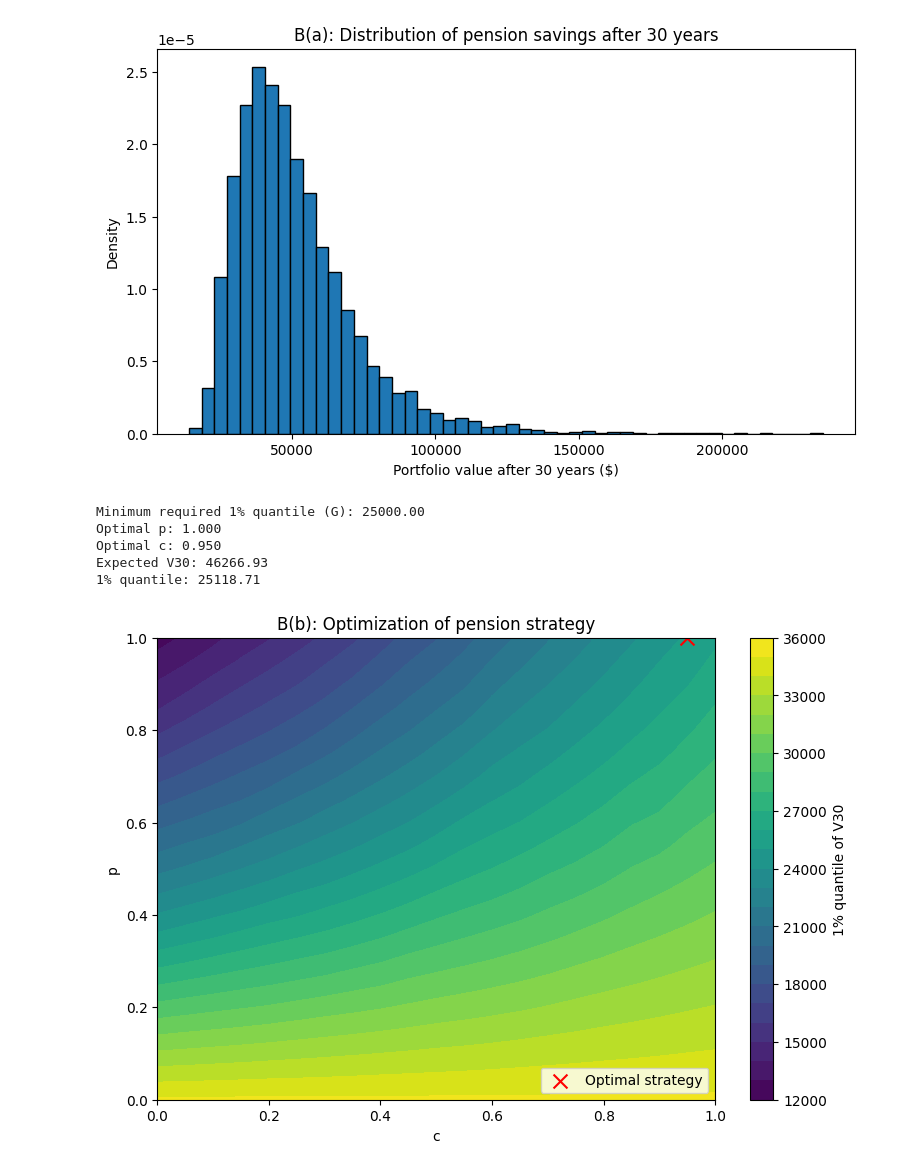
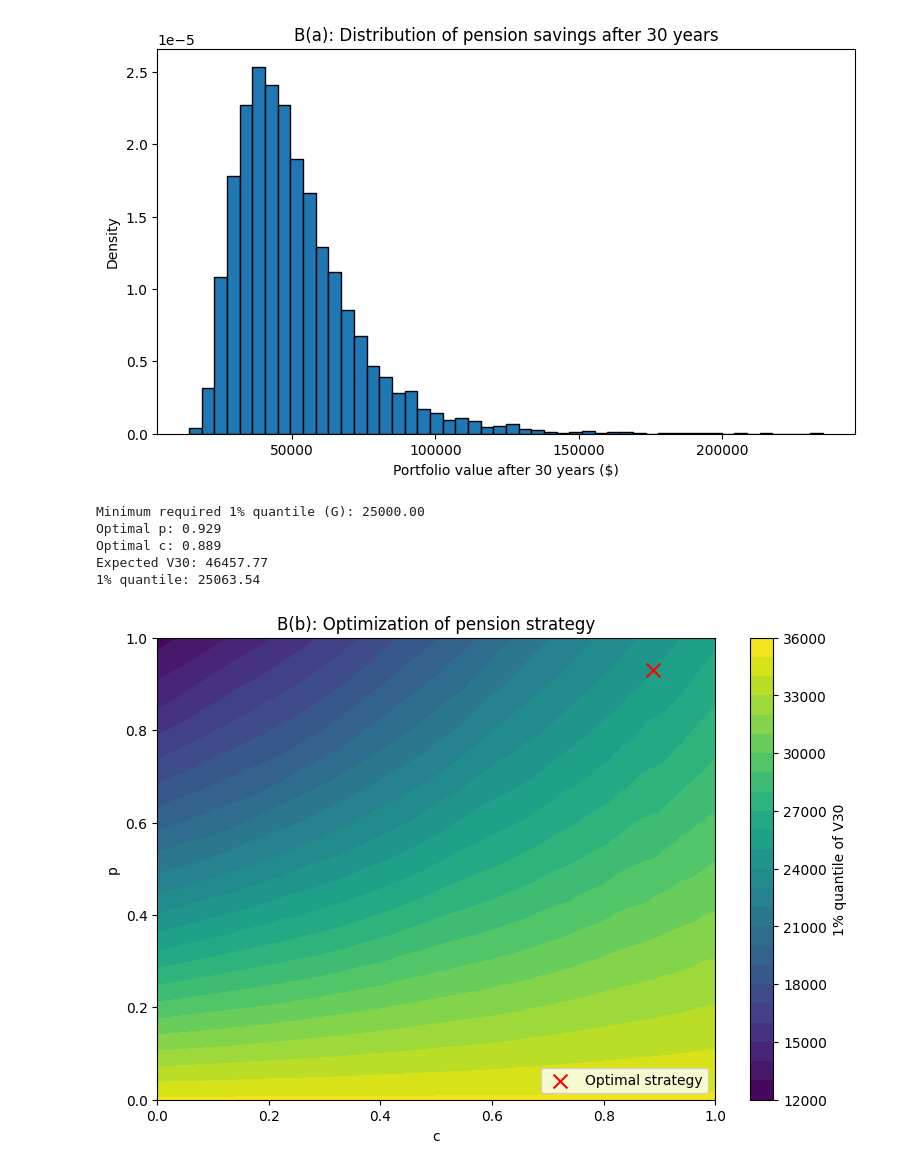
Before and after one commit to tom-fritzdorf/Risk-managment, a Jupyter notebook: projekt1_Noah.ipynb, the cells around one changed output. Drawn from its saved outputs; the diff is of its cells as text; code cells hidden in the pictures.

```diff
--- a/projekt1_Noah.ipynb
+++ b/projekt1_Noah.ipynb
@@ -458,8 +458,8 @@ np.random.seed(37)
 Z = np.random.standard_normal((n, T))
 
 # Candidate values for p and c
-p_values = np.linspace(0, 1, 21)
-c_values = np.linspace(0, 1, 21)
+p_values = np.linspace(0, 1, 100)
+c_values = np.linspace(0, 1, 100)
 
 mean_values = np.zeros((len(p_values), len(c_values)))
 quantile_values = np.zeros((len(p_values), len(c_values)))
@@ -507,38 +507,38 @@ else:
     print(f"Optimal c: {c_opt:.3f}")
     print(f"Expected V30: {mean_opt:.2f}")
     print(f"1% quantile: {quantile_opt:.2f}")
 
 
 plt.figure(figsize=(9, 6))
 
 plt.contourf(
     c_values,
     p_values,
     quantile_values,
     levels=25,
     cmap="viridis"
 )
 
 plt.colorbar(label="1% quantile of V30")
 
 plt.scatter(
     c_opt, p_opt,
     color="red", marker="x", s=100,
     label="Optimal strategy"
 )
 
 plt.xlabel("c")
 plt.ylabel("p")
 plt.title("B(b): Optimization of pension strategy")
 plt.legend(loc="lower right")
 plt.show()
 # %% [output]
 Minimum required 1% quantile (G): 25000.00
-Optimal p: 1.000
-Optimal c: 0.950
-Expected V30: 46266.93
-1% quantile: 25118.71
+Optimal p: 0.929
+Optimal c: 0.889
+Expected V30: 46457.77
+1% quantile: 25063.54
-[figure, old version]
+[figure, new version]
 # %%
 #c
 
```
